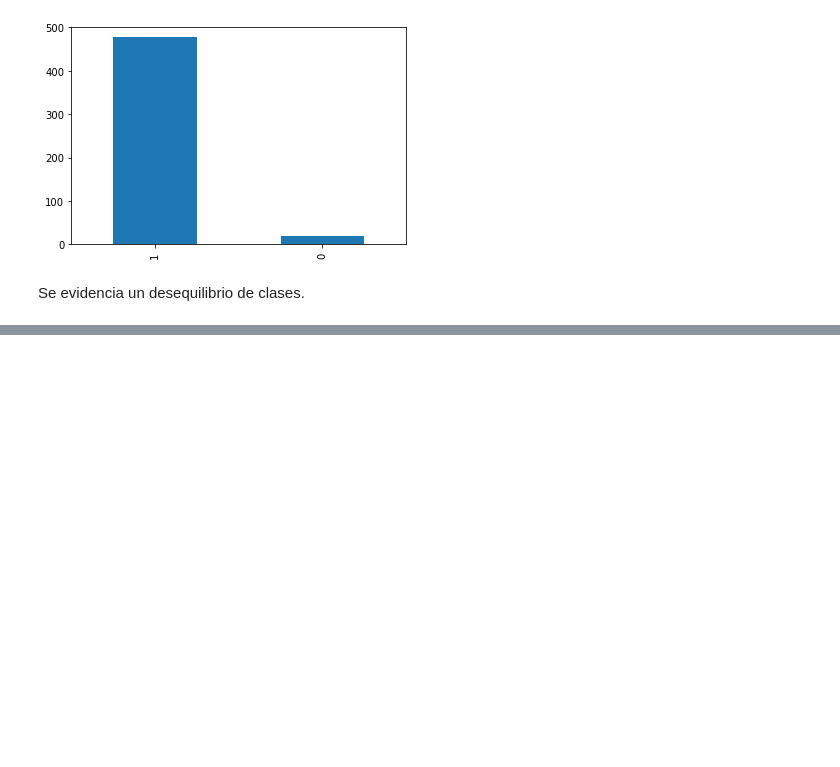
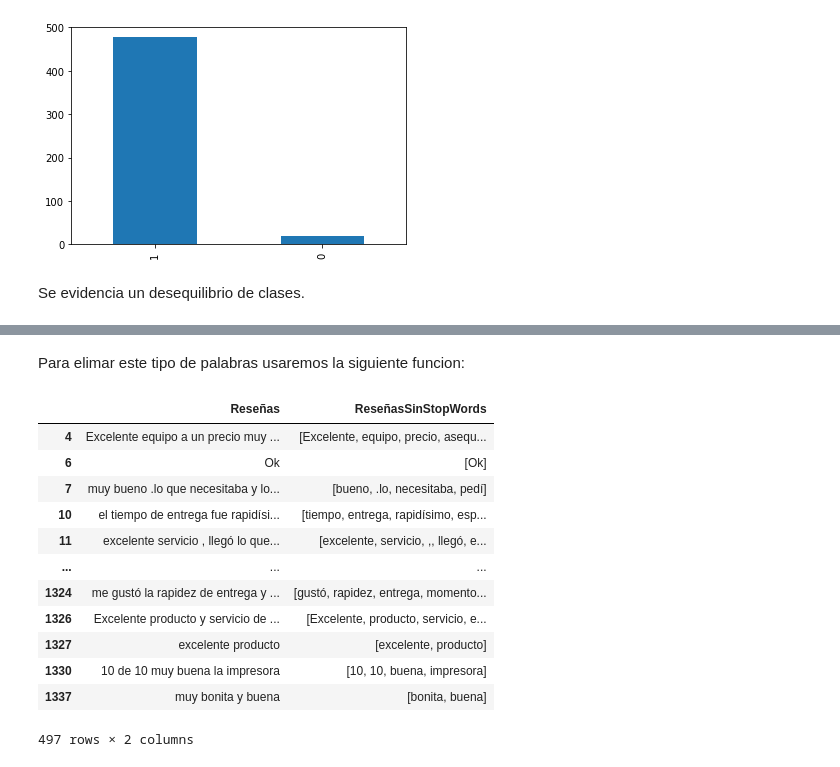
Before and after one commit to kevincarrenot/ProyectoIntegrador2020-2, a Jupyter notebook: Data Wrangling.ipynb, the cells around one changed output, grey strips where cells are left out. Saved outputs shown, nothing was run; the diff lists cells and outputs as text; code cells hidden in the pictures; blank space fills up the shorter version.

```diff
--- a/Data Wrangling.ipynb
+++ b/Data Wrangling.ipynb
@@ -329,0 +382,24 @@ Se evidencia un desequilibrio de clases.
+# %% [markdown]
+Para elimar este tipo de palabras usaremos la siguiente funcion:
+# %%
+stop_words = set(eng_stop_words)
+
+def stopwords_removal(stop_words, sentence):
+    return [word for word in nltk.word_tokenize(sentence) if word not in stop_words]
+
+datosL['ReseñasSinStopWords'] = datosL['Reseñas'].apply(lambda row: stopwords_removal(stop_words, row))
+datosL[['Reseñas','ReseñasSinStopWords']]
+# %% [output]
+|  | Reseñas | ReseñasSinStopWords |
+| 4 | Excelente equipo a un precio muy ... | [Excelente, equipo, precio, asequ... |
+| 6 | Ok | [Ok] |
+| 7 | muy bueno .lo que necesitaba y lo... | [bueno, .lo, necesitaba, pedí] |
+| 10 | el tiempo de entrega fue rapidísi... | [tiempo, entrega, rapidísimo, esp... |
+| 11 | excelente servicio , llegó lo que... | [excelente, servicio, ,, llegó, e... |
+| ... | ... | ... |
+| 1324 | me gustó la rapidez de entrega y ... | [gustó, rapidez, entrega, momento... |
+| 1326 | Excelente producto y servicio de ... | [Excelente, producto, servicio, e... |
+| 1327 | excelente producto | [excelente, producto] |
+| 1330 | 10 de 10 muy buena la impresora | [10, 10, buena, impresora] |
+| 1337 | muy bonita y buena | [bonita, buena] |
+497 rows × 2 columns
```
Also changed, not shown: parts of 25 cells of this notebook, 3 other files.
